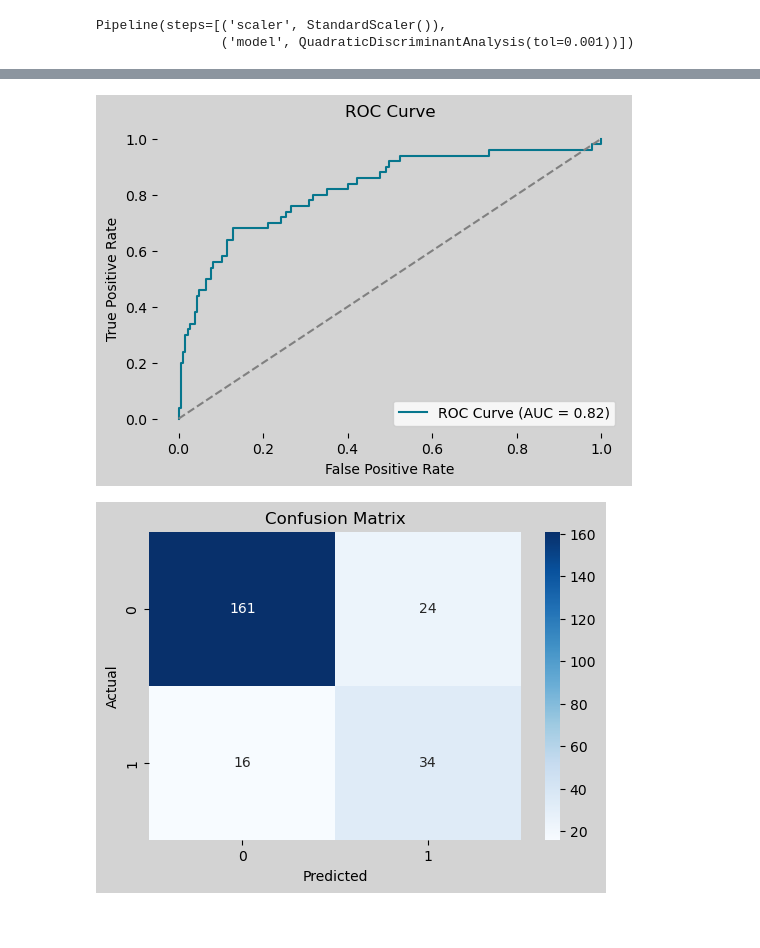
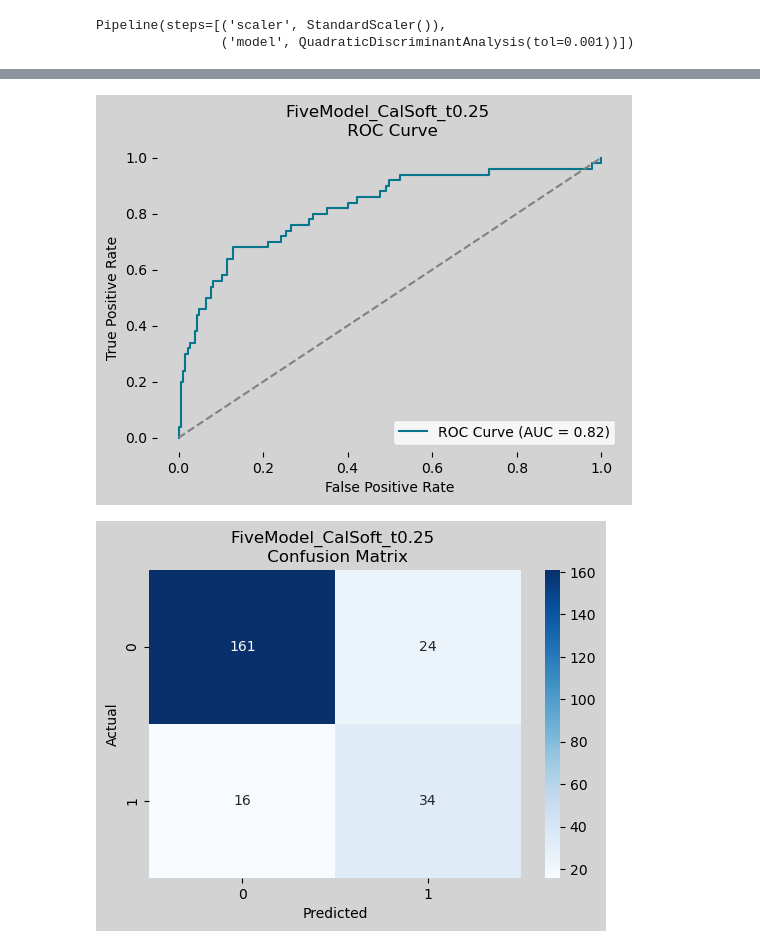
Before and after one commit to MAP9900/Convoy-Predictor-Project, a Jupyter notebook: notebooks/models/Results.ipynb, the cells around one changed output, grey strips where cells are left out. Saved outputs shown, nothing was run; the diff lists cells and outputs as text; code cells hidden in the pictures; blank space fills up the shorter version.

```diff
--- a/notebooks/models/Results.ipynb
+++ b/notebooks/models/Results.ipynb
@@ -69,12 +71,7 @@ feature_names = list(X_df.columns)
 #Model Tester Utility Function
 
 #Shared split for all models/ensembles
-X_train, X_test, y_train, y_test = train_test_split(
-    X,
-    y,
-    train_size=0.8,
-    random_state=1945,
-    stratify=y,)
+X_train, X_test, y_train, y_test = train_test_split(X, y, train_size=0.8, random_state=1945, stratify=y,)
 
 def prepare_tester(model_key, *, scaler=None, cv_folds=None):
     spec = MODEL_SPECS[model_key]
@@ -278,32 +275,32 @@ weighted avg      0.841     0.830     0.834       235
 # %%
 # ROC Curve Plot (FiveModel_CalSoft_t0.25)
 from sklearn.metrics import roc_curve
 
 def plot_roc_curve(fpr, tpr, ROC_AUC, model_name):
     """
     ROC Curve Plot
     """
     plt.figure(figsize=(6,4), facecolor='lightgrey')
     plt.plot(fpr, tpr, color='#06768d', label=f'ROC Curve (AUC = {ROC_AUC:.2f})')
     plt.plot([0, 1], [0, 1], color='grey', linestyle='--')
     plt.xlabel('False Positive Rate')
     plt.ylabel('True Positive Rate')
-    plt.title('ROC Curve')
+    plt.title('FiveModel_CalSoft_t0.25 \n ROC Curve')
     plt.legend(loc='lower right')
     ax = plt.gca()
     ax.set_facecolor('lightgrey')
     for spine in plt.gca().spines.values():
         spine.set_visible(False)
     plt.savefig(f"/Users/matthewplambeck/Desktop/Convoy Predictor/Plots/{model_name}_PR_Curve.png")
     plt.show()
 
 model_name = "FiveModel_CalSoft_t0.25"
 y_proba = voter_calsoft_025.predict_proba(X_test)[:, 1]
 fpr, tpr, _ = roc_curve(y_test, y_proba)
 ROC_AUC = roc_auc_score(y_test, y_proba)
 plot_roc_curve(fpr, tpr, ROC_AUC, model_name=model_name)
 # %% [output]
-[figure, old version]
+[figure, new version]
 # %%
 # Confusion Matrix Plot (FiveModel_CalSoft_t0.25)
 
@@ -321,7 +318,7 @@ def plot_confusion_matrix(cm, model_name, class_labels=None):
                 yticklabels=labels_to_use)
     plt.xlabel('Predicted')
     plt.ylabel('Actual')
-    plt.title('Confusion Matrix')
+    plt.title('FiveModel_CalSoft_t0.25 \n Confusion Matrix')
     plt.savefig(f"/Users/matthewplambeck/Desktop/Convoy Predictor/Plots/{model_name}_CM.png")
     plt.show()
 
@@ -331,7 +328,7 @@ y_pred = (y_proba >= 0.25).astype(int)
 cm = confusion_matrix(y_test, y_pred)
 plot_confusion_matrix(cm, model_name=model_name, class_labels=[0, 1])
 # %% [output]
-[figure, old version]
+[figure, new version]
 # %%
 # Permutation Importance (FiveModel_CalSoft_t0.25)
 from sklearn.inspection import permutation_importance
```
Also changed, not shown: parts of 10 cells of this notebook, 7 other files.
